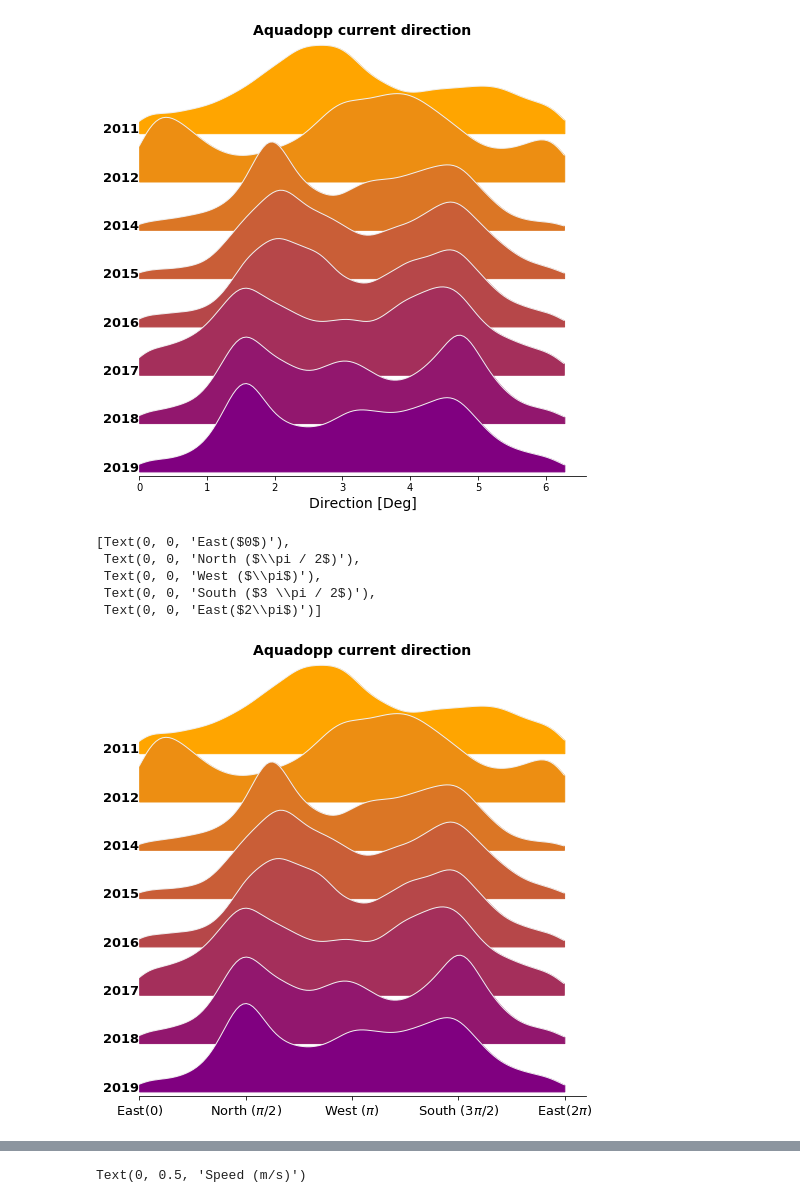
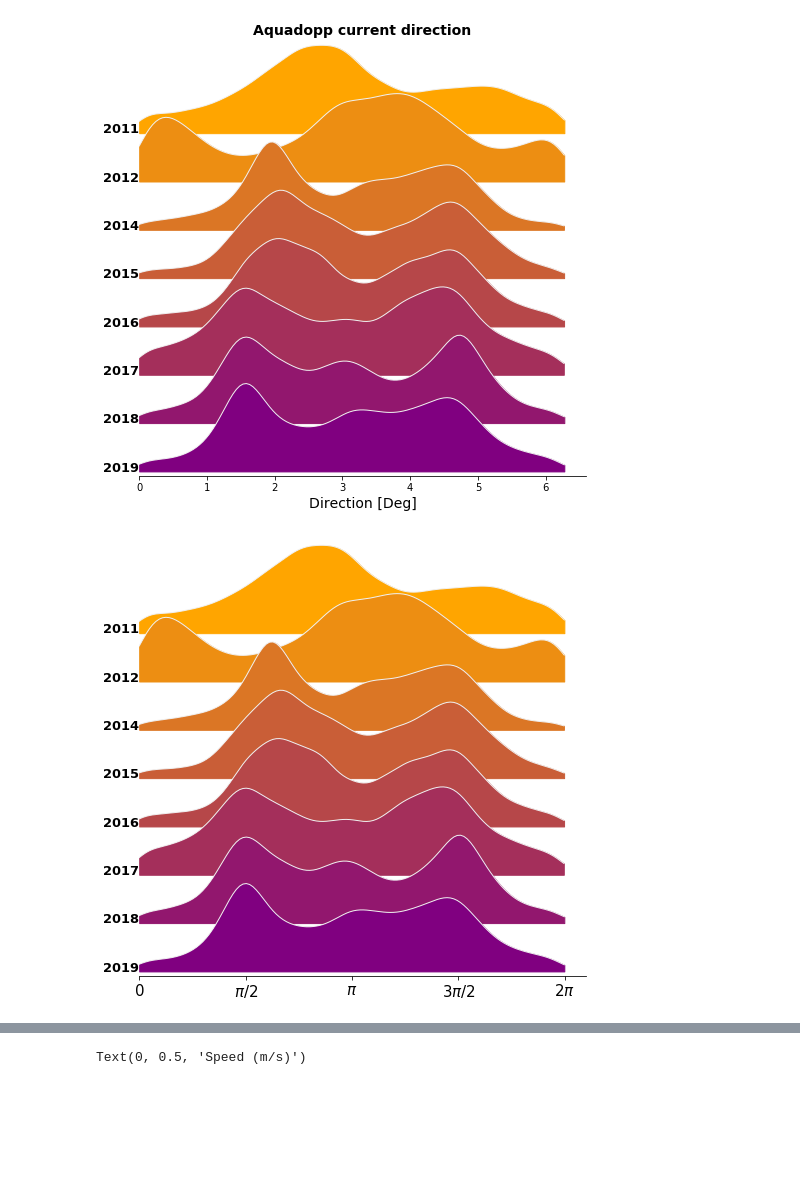
Before and after one commit to cpierard/momar_data_analysis, a Jupyter notebook: 03.Aquadopp_distributions.ipynb, the cells around one changed output, grey strips where cells are left out. Cells and saved outputs as stored; diff of their text form; code cells hidden in the pictures; blank space fills up the shorter version.

```diff
--- a/03.Aquadopp_distributions.ipynb
+++ b/03.Aquadopp_distributions.ipynb
@@ -46,18 +46,14 @@ pr.ridge_plot(direction,
 # %%
 #direction[2012] = np.mod(direction[2012]+np.pi/2, np.pi*2)
 
-fig, ax, kde_dict = pr.ridge_plot(direction,
+fig, ax = pr.ridge_plot(direction,
                  xlabel='Direction [Deg]',
-                 title='Aquadopp current direction',
                  cmap=Opurple);
 ax[-1].set_xlabel('')
 ax[-1].set_xticks([0, np.pi/2, np.pi, 3*np.pi/2, 2*np.pi])
-ax[-1].set_xticklabels(['East($0$)', 'North ($\pi / 2$)', 'West ($\pi$)', 'South ($3 \pi / 2$)', 'East($2\pi$)'],
-                      fontsize=13)
+# ax[-1].set_xticklabels(['East($0$)', 'North ($\pi / 2$)', 'West ($\pi$)', 'South ($3 \pi / 2$)', 'East($2\pi$)'],
+#                       fontsize=13)
+ax[-1].set_xticklabels(['$0$', '$\pi / 2$', '$\pi$', '$3 \pi / 2$', '$2\pi$'], fontsize=15)
+plt.savefig('../figures/report_figures/aquadopp/Direction_dist', facecolor=(1,0,0,0))
 # %% [output]
-[Text(0, 0, 'East($0$)'),
- Text(0, 0, 'North ($\\pi / 2$)'),
- Text(0, 0, 'West ($\\pi$)'),
- Text(0, 0, 'South ($3 \\pi / 2$)'),
- Text(0, 0, 'East($2\\pi$)')]
-[figure, old version]
+[figure, new version]
```
Also changed, not shown: parts of 5 cells of this notebook, 3 other files.
